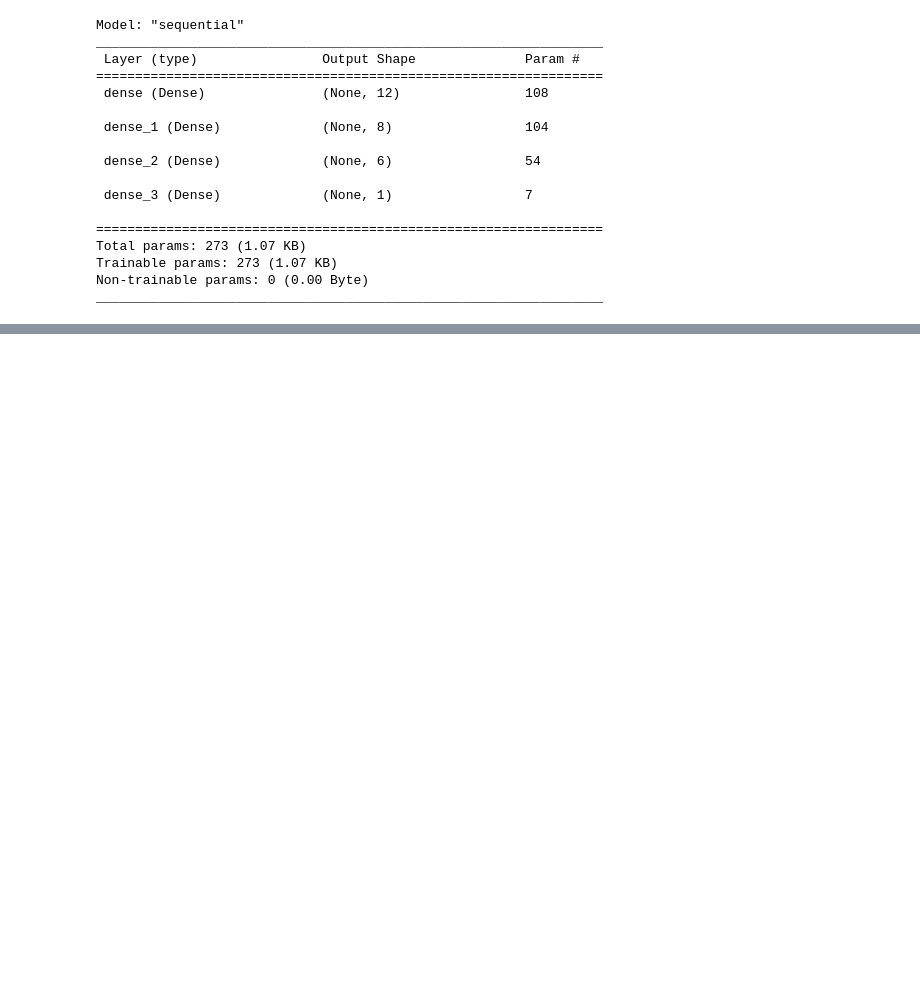
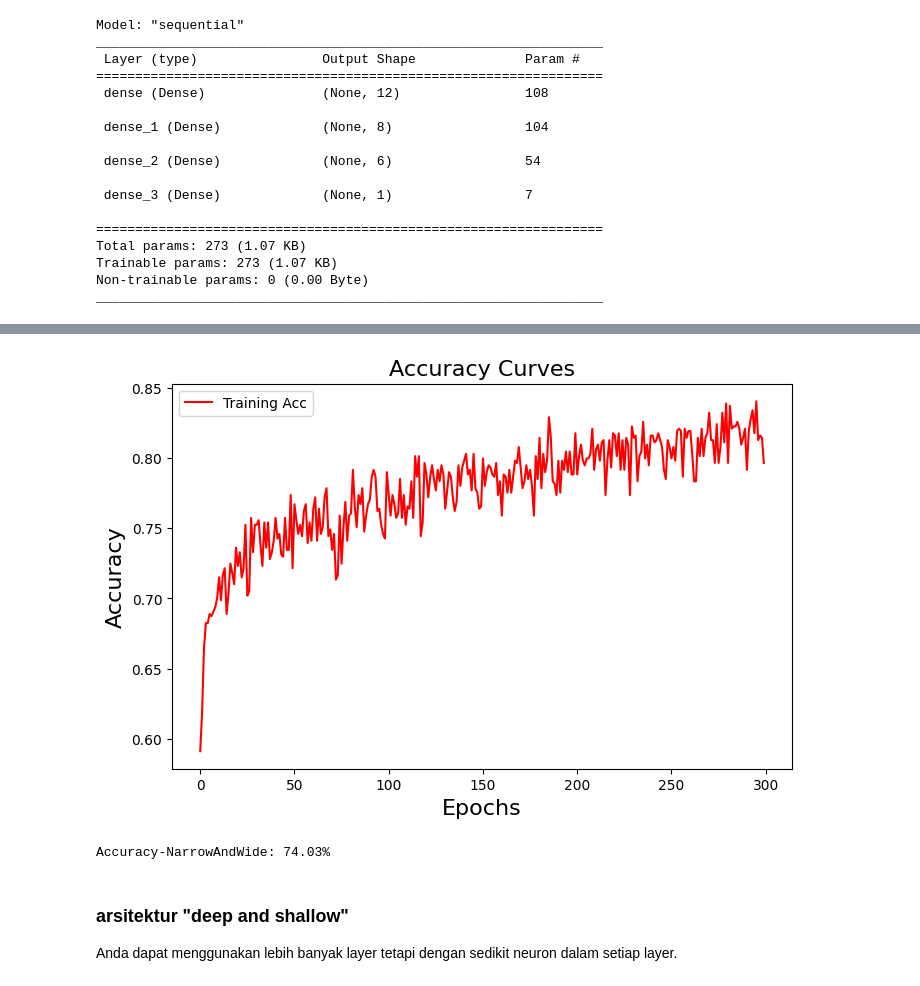
Before and after one commit to rudestewing/AIForIndonesiaBootcamp_CV, a Jupyter notebook: WeeklyAssesment/WeeklyAssessment-2/work.ipynb, the cells around one changed output, grey strips where cells are left out. Saved outputs shown, nothing was run; the diff lists cells and outputs as text; code cells hidden in the pictures; blank space fills up the shorter version.

```diff
--- a/WeeklyAssesment/WeeklyAssessment-2/work.ipynb
+++ b/WeeklyAssesment/WeeklyAssessment-2/work.ipynb
@@ -222,0 +338,16 @@ print(predictions.flatten())
+# %%
+# Create a Sequential model
+modelNarrowAndWide = Sequential()
+
+# Add a narrow and wide hidden layer
+modelNarrowAndWide.add(Dense(64, input_dim=8, activation='relu'))
+
+# Add the output layer
+modelNarrowAndWide.add(Dense(1, activation='sigmoid'))
+
+# Compile the modelNarrowAndWide
+adam = Adam(learning_rate=LEARNING_RATE)
+modelNarrowAndWide.compile(optimizer=adam, loss='binary_crossentropy', metrics=['accuracy'])
+
+# Print the modelNarrowAndWide summary
+modelNarrowAndWide.summary()
@@ -222,0 +369,2 @@ print(predictions.flatten())
+# %%
+modelNarrowAndWide.fit(X_train, y_train, epochs=300, batch_size=8)
@@ -222,0 +390,21 @@ print(predictions.flatten())
+# %%
+plt.figure(figsize=[8,5])
+plt.plot(modelNarrowAndWide.history.history['accuracy'], 'r')
+plt.legend(['Training Acc'])
+plt.xlabel('Epochs', fontsize=16)
+plt.ylabel('Accuracy', fontsize=16)
+plt.title('Accuracy Curves', fontsize=16)
+
+plt.show()
+# %% [output]
+[figure, added]
+# %%
+# evaluate the keras model
+_, accuracy_modelNarrowAndWide = modelNarrowAndWide.evaluate(X_test, y_test, verbose=False)
+print(f'Accuracy-NarrowAndWide: {accuracy_modelNarrowAndWide*100:.2f}%')
+# %% [output]
+Accuracy-NarrowAndWide: 74.03%
+# %% [markdown]
+### arsitektur "deep and shallow"
+
+Anda dapat menggunakan lebih banyak layer tetapi dengan sedikit neuron dalam setiap layer.
```
Also changed, not shown: parts of 33 cells of this notebook.
